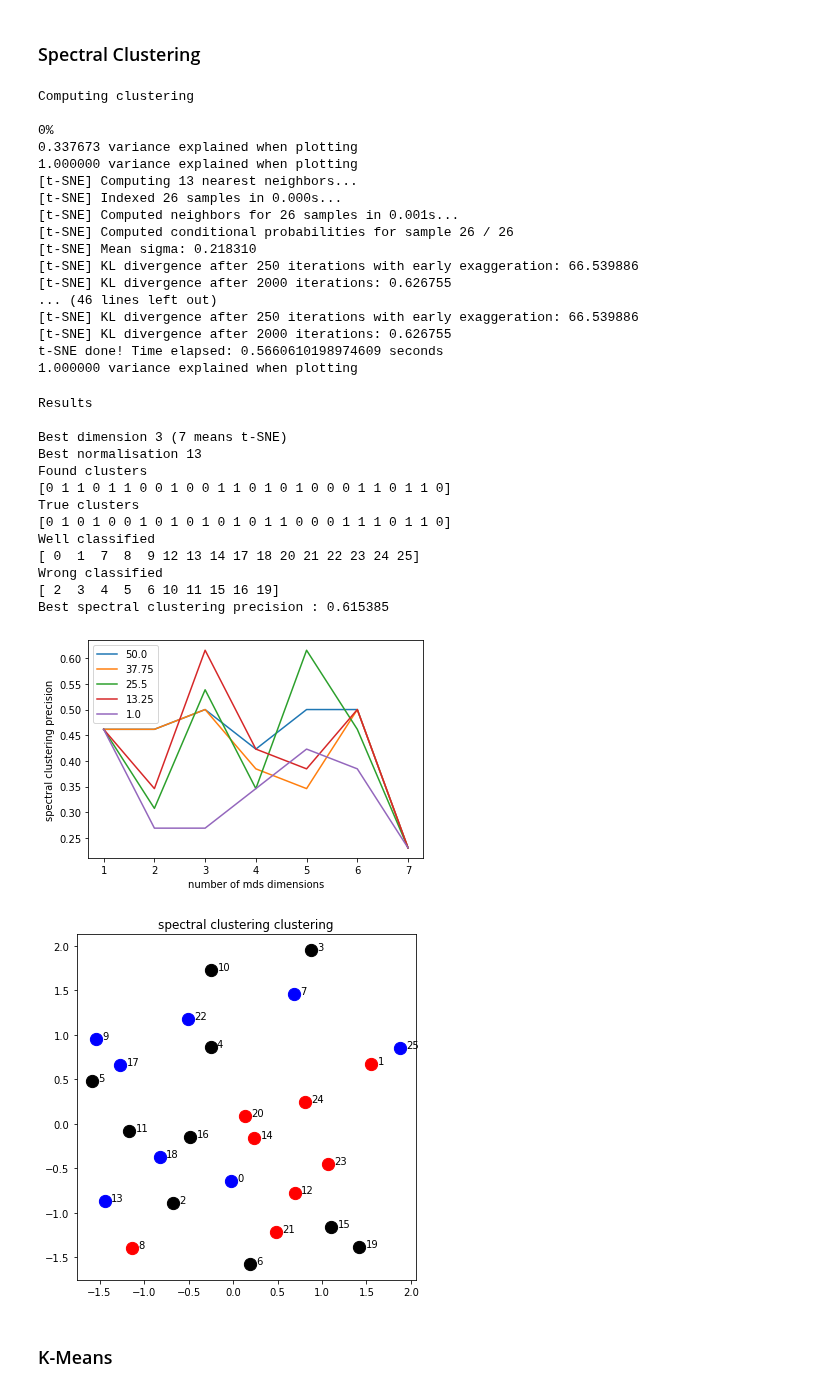
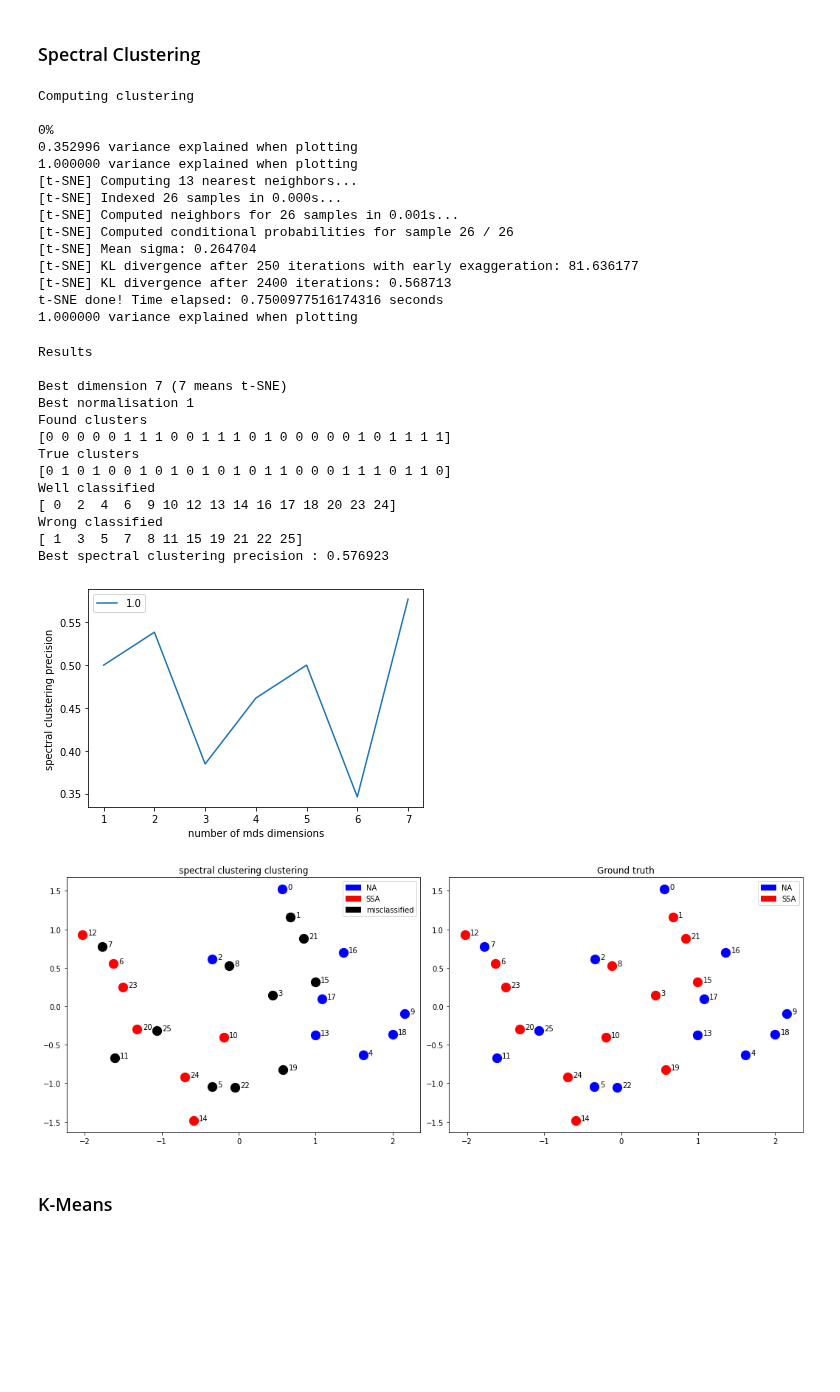
Before and after one commit to alexandremerasli/TFE, a Jupyter notebook: cluster_data.ipynb, the cells around one changed output. Saved outputs shown, nothing was run; the diff lists cells and outputs as text; code cells hidden in the pictures; blank space fills up the shorter version.

```diff
--- a/cluster_data.ipynb
+++ b/cluster_data.ipynb
@@ -53,19 +53,19 @@ def removeOutlierVector(matrix,subject):
     return new_mat
 
 # Boxplot
-orderOfMagnitude(np.copy(ISC_EEG))
+orderOfMagnitude(np.copy(ISC_IBI))
 
-# Remove Inf in data for EDA and IBI
+# Remove Inf in data for EDA and IBI (replace by 10 for the moment, greater than non diagonal values (1.9 for EDA and 2.5 for IBI))
 for i in range(N):
-    ISC_IBI[i,i] = 1
-    ISC_EDA[i,i] = 1
+    ISC_IBI[i,i] = 10
+    ISC_EDA[i,i] = 10
 
 # Remove outliers if there are some
 #ISC_EDA = removeOutlierArray(ISC_EDA,12)
 #ISC_EDA = removeOutlierArray(ISC_EDA,20)
 
 # Choose matrix to study
-matrix = ISC_EEG
+matrix = ISC_IBI
 
 # Show matrix data
 plt.matshow(matrix, cmap=plt.cm.Blues)
@@ -650,7 +650,9 @@ def transformPoints(points):
     return points
 
 # Show MDS scaling
-def plotMdsPoints(points,projection=False):
+import matplotlib.patches as mpatches
+
+def plotMdsPoints(points,projection=False,title='Ground truth'):
     ax = plt.axes([1.2,0,1.2,1.2])
     ax.set_aspect(aspect='equal')
     if (projection):
@@ -663,10 +665,14 @@ def plotMdsPoints(points,projection=False):
             color = 'red'
         ax.annotate(i,(points[i,0],points[i,1]),xytext=(points[i,0]+0.07,points[i,1]))
 
-    plt.scatter(points[narrative,0],points[narrative,1],color='red',s=150)
-    plt.scatter(points[stimulus,0],points[stimulus,1],color='blue',s=150)
+    plt.scatter(points[narrative,0],points[narrative,1],color='blue',s=150,label='NA')
+    plt.scatter(points[stimulus,0],points[stimulus,1],color='red',s=150,label='SSA')
 
-    plt.title('MDS map')
+    NA = mpatches.Patch(color='blue', label='NA')
+    SSA = mpatches.Patch(color='red', label='SSA')
+    plt.legend(handles=[NA,SSA])
+
+    plt.title(title)
 
 # Find best MDS dimension
 stress = np.zeros((int(N/4),1)) # dimension rule : dimension < N/4
@@ -849,6 +855,7 @@ class Results():
         self.wellClassified = None
         self.wrongClassified = None
         self.name = name
+        self.best_points = np.zeros((N,2))
 
     def applyMethod(self,method):
         print("Computing clustering\n")
@@ -890,6 +897,7 @@ class Results():
                         self.label = meth.predict(points)
                     self.best_dim = i
                     self.best_norm = coefficients[p]
+                    self.best_points = points
 
     def trueWrongClusters(self,label,condition):
         subjects = np.arange(0,N)
@@ -904,7 +912,7 @@ class Results():
         plt.ylabel("%s precision" %self.name)
         plt.legend()
 
-        print("\nResults\n")
+        print("Results\n")
         print("Best dimension %d (7 means t-SNE)" %self.best_dim)
         print("Best normalisation %d " %self.best_norm)
         print("Found clusters ")
@@ -926,13 +934,15 @@ class Results():
         for i in range(N):
             if (i in self.wellClassified):
                 if (condition[i] == 0):
+                    color = 'red'
+                    label = 'NA'
+                else:
                     color = 'blue'
-                else:
-                    color = 'red'
+                    label = 'SSA'
             else:
                 color = 'black'
-            ax.annotate(i,(points[i,0],points[i,1]),xytext=(points[i,0]+0.07,points[i,1]))
-
-            plt.scatter(points[i,0],points[i,1],color=color,s=150)
-
+                label = 'misclassified'
+            ax.annotate(i,(self.best_points[i,0],self.best_points[i,1]),xytext=(self.best_points[i,0]+0.07,self.best_points[i,1]))
+            ax.scatter(self.best_points[i,0],self.best_points[i,1],color=color,s=150,label=label)
+            ax.legend()
         plt.title("%s clustering" %self.name)
@@ -941,49 +1057,47 @@ class Results():
 # %%
 from sklearn.cluster import SpectralClustering
 
-coefficients = np.flip(np.linspace(1,50,5))
+coefficients = np.flip(np.linspace(1,50,1))
 
 spectralClustering_result = Results("spectral clustering")
-spectralClustering = SpectralClustering(n_clusters=2, random_state=0)
+spectralClustering = SpectralClustering(n_clusters=2, random_state=1)
 spectralClustering_result.applyMethod(spectralClustering)
 # %% [output]
 Computing clustering
 
 0%
-0.337673 variance explained when plotting
+0.352996 variance explained when plotting
 1.000000 variance explained when plotting
 [t-SNE] Computing 13 nearest neighbors...
 [t-SNE] Indexed 26 samples in 0.000s...
 [t-SNE] Computed neighbors for 26 samples in 0.001s...
 [t-SNE] Computed conditional probabilities for sample 26 / 26
-[t-SNE] Mean sigma: 0.218310
-[t-SNE] KL divergence after 250 iterations with early exaggeration: 66.539886
-[t-SNE] KL divergence after 2000 iterations: 0.626755
-... (46 lines left out)
-[t-SNE] KL divergence after 250 iterations with early exaggeration: 66.539886
-[t-SNE] KL divergence after 2000 iterations: 0.626755
-t-SNE done! Time elapsed: 0.5660610198974609 seconds
+[t-SNE] Mean sigma: 0.264704
+[t-SNE] KL divergence after 250 iterations with early exaggeration: 81.636177
+[t-SNE] KL divergence after 2400 iterations: 0.568713
+t-SNE done! Time elapsed: 0.7500977516174316 seconds
 1.000000 variance explained when plotting
 # %%
 # Show results
 spectralClustering_result.twoClustersMethodResult()
 spectralClustering_result.showResultMap()
+plotMdsPoints(spectralClustering_result.best_points)
 # %% [output]
 Results
 
-Best dimension 3 (7 means t-SNE)
-Best normalisation 13
+Best dimension 7 (7 means t-SNE)
+Best normalisation 1
 Found clusters
-[0 1 1 0 1 1 0 0 1 0 0 1 1 0 1 0 1 0 0 0 1 1 0 1 1 0]
+[0 0 0 0 0 1 1 1 0 0 1 1 1 0 1 0 0 0 0 0 1 0 1 1 1 1]
 True clusters
 [0 1 0 1 0 0 1 0 1 0 1 0 1 0 1 1 0 0 0 1 1 1 0 1 1 0]
 Well classified
-[ 0  1  7  8  9 12 13 14 17 18 20 21 22 23 24 25]
+[ 0  2  4  6  9 10 12 13 14 16 17 18 20 23 24]
 Wrong classified
-[ 2  3  4  5  6 10 11 15 16 19]
-Best spectral clustering precision : 0.615385
+[ 1  3  5  7  8 11 15 19 21 22 25]
+Best spectral clustering precision : 0.576923
-[figure, old version]
+[figure, new version]
-[figure, old version]
+[figure, new version]
 # %% [markdown]
 ### K-Means
 # %%
```
Also changed, not shown: parts of 19 cells of this notebook.
